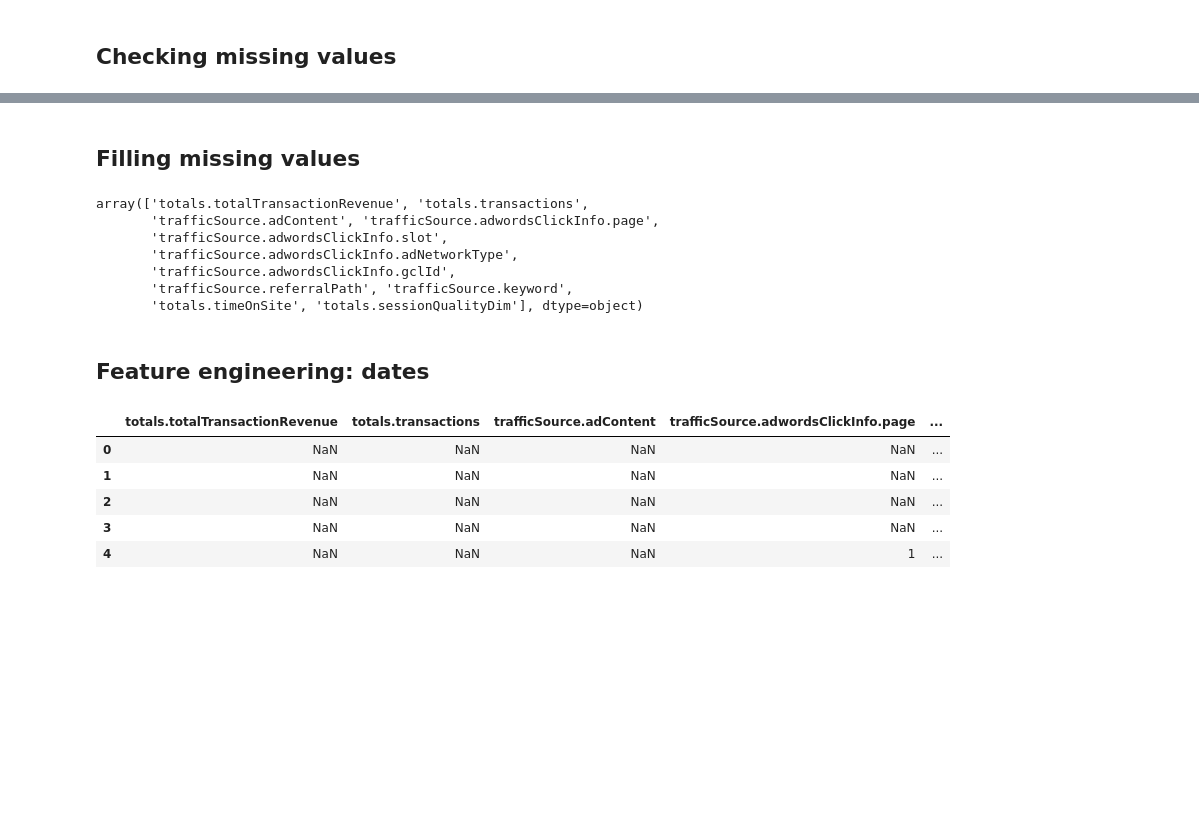
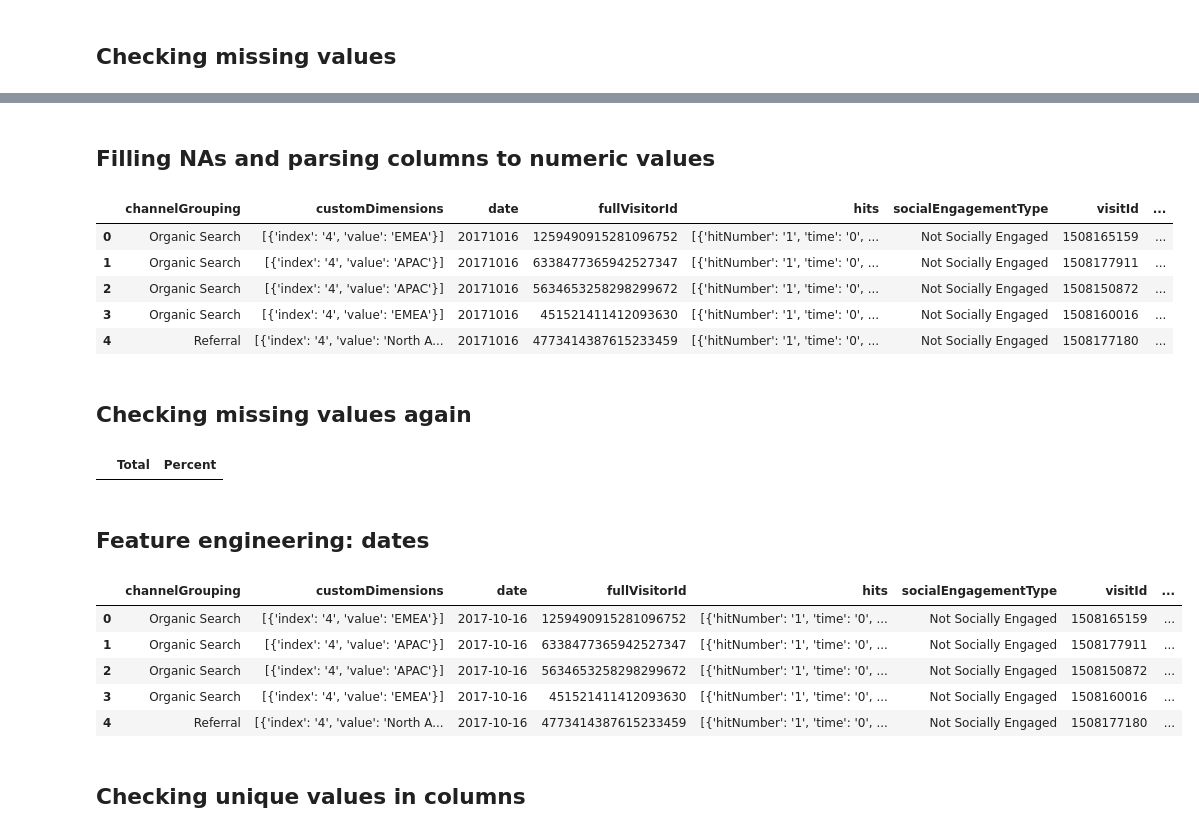
Before and after one commit to ucals/ga-customer-revenue-prediction, a Jupyter notebook: kernel-v1.ipynb, the cells around one changed output, grey strips where cells are left out. Drawn from its saved outputs; the diff is of its cells as text; code cells hidden in the pictures; blank space fills up the shorter version.

```diff
--- a/kernel-v1.ipynb
+++ b/kernel-v1.ipynb
@@ -205,0 +325,2 @@ memory usage: 2.2+ KB
+# %%
+columns_to_drop.append('trafficSource.keyword')
@@ -205,0 +383,3 @@ memory usage: 2.2+ KB
+# %%
+print(columns_to_drop)
+train.drop(columns_to_drop, axis=1, inplace=True)
@@ -205,0 +399,2 @@ memory usage: 2.2+ KB
+# %% [markdown]
+## Filling NAs and parsing columns to numeric values
@@ -206,2 +433,12 @@ memory usage: 2.2+ KB
+# %%
+fill_nan_values(train)
+train.head()
+# %% [output]
+|  | channelGrouping | customDimensions | date | fullVisitorId | hits | socialEngagementType | visitId | ... |
+| 0 | Organic Search | [{'index': '4', 'value': 'EMEA'}] | 20171016 | 1259490915281096752 | [{'hitNumber': '1', 'time': '0', ... | Not Socially Engaged | 1508165159 | ... |
+| 1 | Organic Search | [{'index': '4', 'value': 'APAC'}] | 20171016 | 6338477365942527347 | [{'hitNumber': '1', 'time': '0', ... | Not Socially Engaged | 1508177911 | ... |
+| 2 | Organic Search | [{'index': '4', 'value': 'APAC'}] | 20171016 | 5634653258298299672 | [{'hitNumber': '1', 'time': '0', ... | Not Socially Engaged | 1508150872 | ... |
+| 3 | Organic Search | [{'index': '4', 'value': 'EMEA'}] | 20171016 | 451521411412093630 | [{'hitNumber': '1', 'time': '0', ... | Not Socially Engaged | 1508160016 | ... |
+| 4 | Referral | [{'index': '4', 'value': 'North A... | 20171016 | 4773414387615233459 | [{'hitNumber': '1', 'time': '0', ... | Not Socially Engaged | 1508177180 | ... |
 # %% [markdown]
-## Filling missing values
+## Checking missing values again
@@ -223,16 +445,8 @@ def fill_na_values(df):
-# %%
-train = fill_na_values(train)
-# %%
-df = missing_values(train)
-df.index.values
-# %% [output]
-array(['totals.totalTransactionRevenue', 'totals.transactions',
-       'trafficSource.adContent', 'trafficSource.adwordsClickInfo.page',
-       'trafficSource.adwordsClickInfo.slot',
-       'trafficSource.adwordsClickInfo.adNetworkType',
-       'trafficSource.adwordsClickInfo.gclId',
-       'trafficSource.referralPath', 'trafficSource.keyword',
-       'totals.timeOnSite', 'totals.sessionQualityDim'], dtype=object)
+# %%
+missing_df = missing_values(train)
+missing_df
+# %% [output]
+|  | Total | Percent |
 # %% [markdown]
 ## Feature engineering: dates
 # %%
@@ -249,11 +463,13 @@ def date_process(df):
 # %%
 train = date_process(train)
 # %%
-train[df.index.values].head()
+train.head()
 # %% [output]
-|  | totals.totalTransactionRevenue | totals.transactions | trafficSource.adContent | trafficSource.adwordsClickInfo.page | ... |
-| 0 | NaN | NaN | NaN | NaN | ... |
-| 1 | NaN | NaN | NaN | NaN | ... |
-| 2 | NaN | NaN | NaN | NaN | ... |
-| 3 | NaN | NaN | NaN | NaN | ... |
-| 4 | NaN | NaN | NaN | 1 | ... |
+|  | channelGrouping | customDimensions | date | fullVisitorId | hits | socialEngagementType | visitId | ... |
+| 0 | Organic Search | [{'index': '4', 'value': 'EMEA'}] | 2017-10-16 | 1259490915281096752 | [{'hitNumber': '1', 'time': '0', ... | Not Socially Engaged | 1508165159 | ... |
+| 1 | Organic Search | [{'index': '4', 'value': 'APAC'}] | 2017-10-16 | 6338477365942527347 | [{'hitNumber': '1', 'time': '0', ... | Not Socially Engaged | 1508177911 | ... |
+| 2 | Organic Search | [{'index': '4', 'value': 'APAC'}] | 2017-10-16 | 5634653258298299672 | [{'hitNumber': '1', 'time': '0', ... | Not Socially Engaged | 1508150872 | ... |
+| 3 | Organic Search | [{'index': '4', 'value': 'EMEA'}] | 2017-10-16 | 451521411412093630 | [{'hitNumber': '1', 'time': '0', ... | Not Socially Engaged | 1508160016 | ... |
+| 4 | Referral | [{'index': '4', 'value': 'North A... | 2017-10-16 | 4773414387615233459 | [{'hitNumber': '1', 'time': '0', ... | Not Socially Engaged | 1508177180 | ... |
+# %% [markdown]
+## Checking unique values in columns
```
Also changed, not shown: parts of 54 cells of this notebook.
